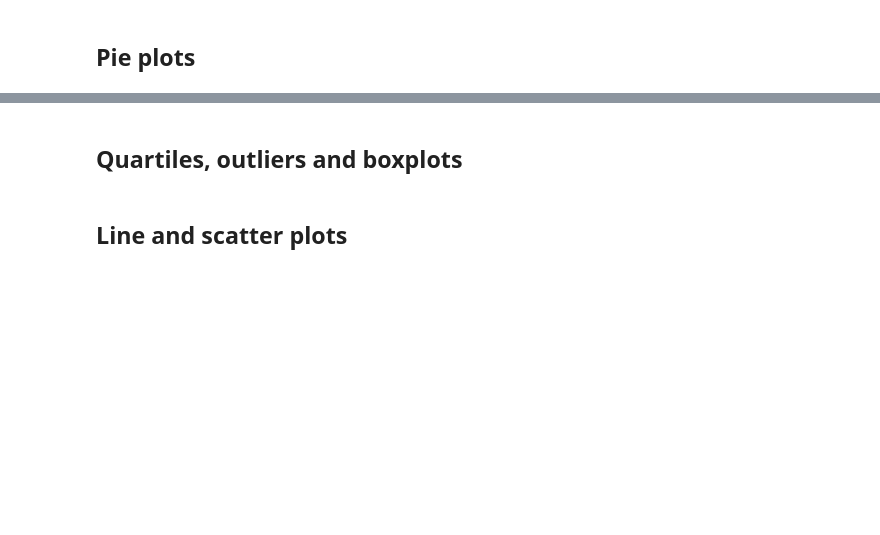
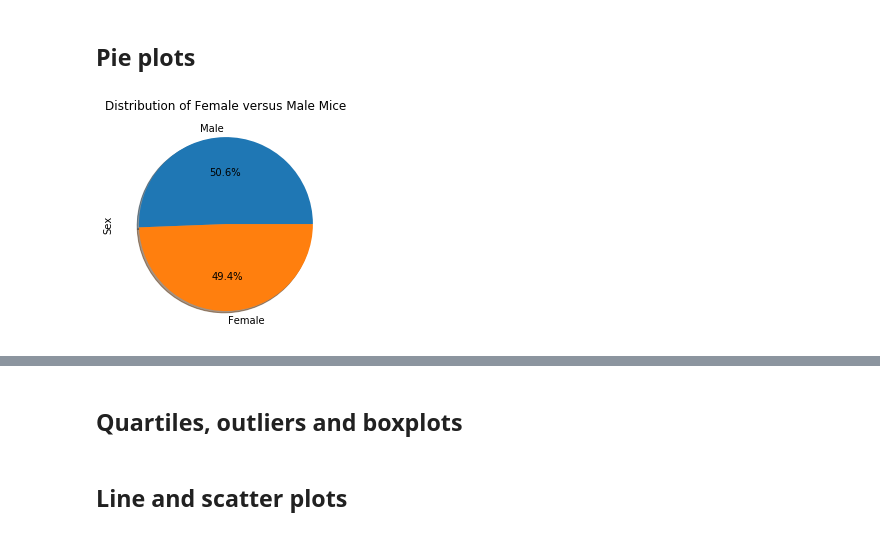
Before and after one commit to enriquesaenger/matplotlib-challenge, a Jupyter notebook: Pymaceuticals/pymaceuticals_starter.ipynb, the cells around one changed output, grey strips where cells are left out. Cells and saved outputs as stored; diff of their text form; code cells hidden in the pictures; blank space fills up the shorter version.

```diff
--- a/Pymaceuticals/pymaceuticals_starter.ipynb
+++ b/Pymaceuticals/pymaceuticals_starter.ipynb
@@ -68,5 +97,14 @@ plt.show()
 ## Pie plots
 # %%
 # Generate a pie plot showing the distribution of female versus male mice using pandas
+pie_title = "Distribution of Female versus Male Mice"
+pie_ylabel = "Sex"
+# %%
+gender_s = mouse_df["Sex"].value_counts()
+gender_s.plot(kind="pie", autopct='%1.1f%%', shadow=True)
+plt.title(pie_title)
+plt.show()
+# %% [output]
+[figure, added]
 # %%
 # Generate a pie plot showing the distribution of female versus male mice using pyplot
```
Also changed, not shown: parts of 9 cells of this notebook.
